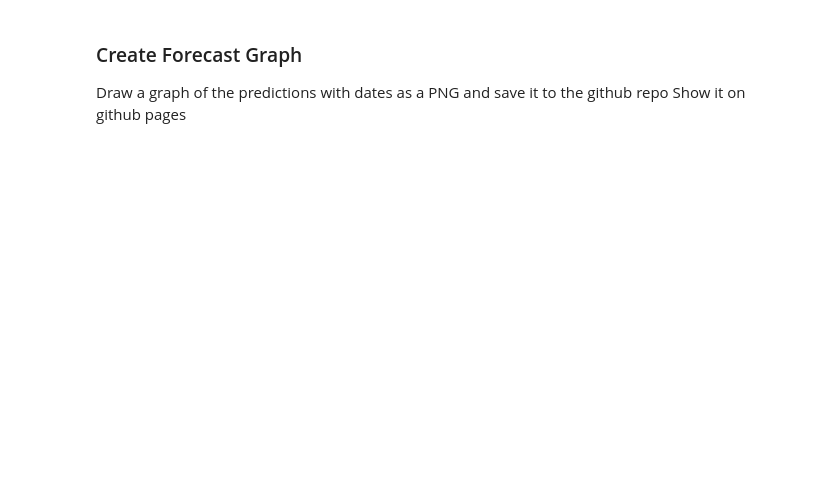
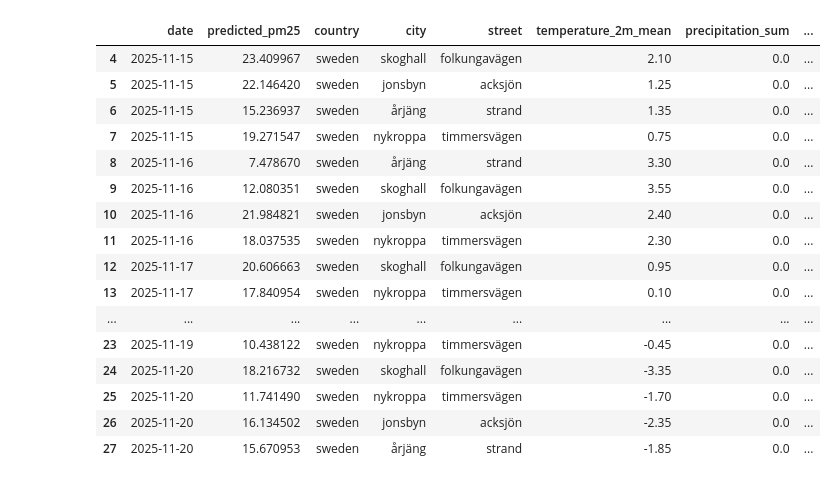
Before and after one commit to kilianp14/air_quality_prediction, a Jupyter notebook: 4_air_quality_batch_inference.ipynb, the cells around one changed output. Drawn from its saved outputs; the diff is of its cells as text; code cells hidden in the pictures; blank space fills up the shorter version.

```diff
--- a/4_air_quality_batch_inference.ipynb
+++ b/4_air_quality_batch_inference.ipynb
@@ -51,7 +61,6 @@ air_quality_fg = fs.get_feature_group(
     version=1,
 )
 
-yesterday_2359 = (today - datetime.timedelta(days=1)).replace(hour=23, minute=59, second=59, microsecond=0)
-air_quality_data = air_quality_fg.select(['pm25', 'lagged_1', 'lagged_2', 'lagged_3', 'city', 'date']).filter(air_quality_fg.date >= yesterday_2359.date()).read()
+yesterday_2359 = (today - timedelta(days=1)).replace(hour=23, minute=59, second=59, microsecond=0)
+air_quality_data = air_quality_fg.filter(air_quality_fg.date >= yesterday_2359.date()).read().drop(columns="url")
 weather_data = weather_fg.filter(weather_fg.date >= today).read().sort_values(by='date')
-weather_data
@@ -200,4 +97,0 @@ batch_data.info()
-# %% [markdown]
-### Create Forecast Graph
-Draw a graph of the predictions with dates as a PNG and save it to the github repo
-Show it on github pages
@@ -209,0 +134,49 @@ plt.show()
+# %%
+def append_predicted_pm25(air_quality_data, prediction_row, predicted_pm25, lagged_available):
+    new_row = prediction_row
+    new_row["predicted_pm25"] = predicted_pm25
+    if lagged_available:
+        new_row['lagged_1'] = prediction_row['lagged_1']
+        new_row['lagged_2'] = prediction_row['lagged_2']
+        new_row['lagged_3'] = prediction_row['lagged_3']
+
+    # Append new row to DataFrame
+    updated_air_quality_data = pd.concat([air_quality_data, pd.DataFrame(new_row)], ignore_index=True)
+    return updated_air_quality_data
+# %%
+air_quality_forecast_base = air_quality_data.copy().drop(columns=['lagged_1', 'lagged_2', 'lagged_3']).rename(columns={"pm25": "predicted_pm25"})
+air_quality_forecast_lagged = air_quality_data.copy().rename(columns={"pm25": "predicted_pm25"})
+
+for _, prediction in weather_data.iterrows():
+    pred_date = pd.to_datetime(prediction['date'])
+    prediction_df_base = prepare_prediction_row(prediction, air_quality_forecast_base, lagged_available=False)
+    prediction_df_lagged = prepare_prediction_row(prediction, air_quality_forecast_lagged, lagged_available=True)
+    predicted_pm25_base = retrieved_xgboost_model_base.predict(prediction_df_base[['city', 'temperature_2m_mean', 'precipitation_sum', 'wind_speed_10m_max', 'wind_direction_10m_dominant']])
+    predicted_pm25_lagged = retrieved_xgboost_model_lagged.predict(prediction_df_lagged[['lagged_1', 'lagged_2', 'lagged_3', 'city', 'temperature_2m_mean', 'precipitation_sum', 'wind_speed_10m_max', 'wind_direction_10m_dominant']])
+    air_quality_forecast_base = append_predicted_pm25(air_quality_forecast_base, prediction_df_base, predicted_pm25_base, lagged_available=False)
+    air_quality_forecast_lagged = append_predicted_pm25(air_quality_forecast_lagged, prediction_df_lagged, predicted_pm25_lagged, lagged_available=True)
+# %%
+weather_cols = ['temperature_2m_mean', 'precipitation_sum', 'wind_speed_10m_max', 'wind_direction_10m_dominant']
+air_quality_forecast_base[weather_cols] = air_quality_forecast_base[weather_cols].astype('float32')
+air_quality_forecast_base["date"] = pd.to_datetime(air_quality_forecast_base["date"]).dt.tz_convert(None)
+air_quality_forecast_base['days_before_forecast_day'] = (air_quality_forecast_base["date"] - pd.Timestamp(today).normalize()).dt.days
+air_quality_forecast_base = air_quality_forecast_base[air_quality_forecast_base['days_before_forecast_day'] > 0]
+air_quality_forecast_base
+# %% [output]
+|  | date | predicted_pm25 | country | city | street | temperature_2m_mean | precipitation_sum | ... |
+| 4 | 2025-11-15 | 23.409967 | sweden | skoghall | folkungavägen | 2.10 | 0.0 | ... |
+| 5 | 2025-11-15 | 22.146420 | sweden | jonsbyn | acksjön | 1.25 | 0.0 | ... |
+| 6 | 2025-11-15 | 15.236937 | sweden | årjäng | strand | 1.35 | 0.0 | ... |
+| 7 | 2025-11-15 | 19.271547 | sweden | nykroppa | timmersvägen | 0.75 | 0.0 | ... |
+| 8 | 2025-11-16 | 7.478670 | sweden | årjäng | strand | 3.30 | 0.0 | ... |
+| 9 | 2025-11-16 | 12.080351 | sweden | skoghall | folkungavägen | 3.55 | 0.0 | ... |
+| 10 | 2025-11-16 | 21.984821 | sweden | jonsbyn | acksjön | 2.40 | 0.0 | ... |
+| 11 | 2025-11-16 | 18.037535 | sweden | nykroppa | timmersvägen | 2.30 | 0.0 | ... |
+| 12 | 2025-11-17 | 20.606663 | sweden | skoghall | folkungavägen | 0.95 | 0.0 | ... |
+| 13 | 2025-11-17 | 17.840954 | sweden | nykroppa | timmersvägen | 0.10 | 0.0 | ... |
+| ... | ... | ... | ... | ... | ... | ... | ... | ... |
+| 23 | 2025-11-19 | 10.438122 | sweden | nykroppa | timmersvägen | -0.45 | 0.0 | ... |
+| 24 | 2025-11-20 | 18.216732 | sweden | skoghall | folkungavägen | -3.35 | 0.0 | ... |
+| 25 | 2025-11-20 | 11.741490 | sweden | nykroppa | timmersvägen | -1.70 | 0.0 | ... |
+| 26 | 2025-11-20 | 16.134502 | sweden | jonsbyn | acksjön | -2.35 | 0.0 | ... |
+| 27 | 2025-11-20 | 15.670953 | sweden | årjäng | strand | -1.85 | 0.0 | ... |
```
Also changed, not shown: parts of 35 cells of this notebook.
